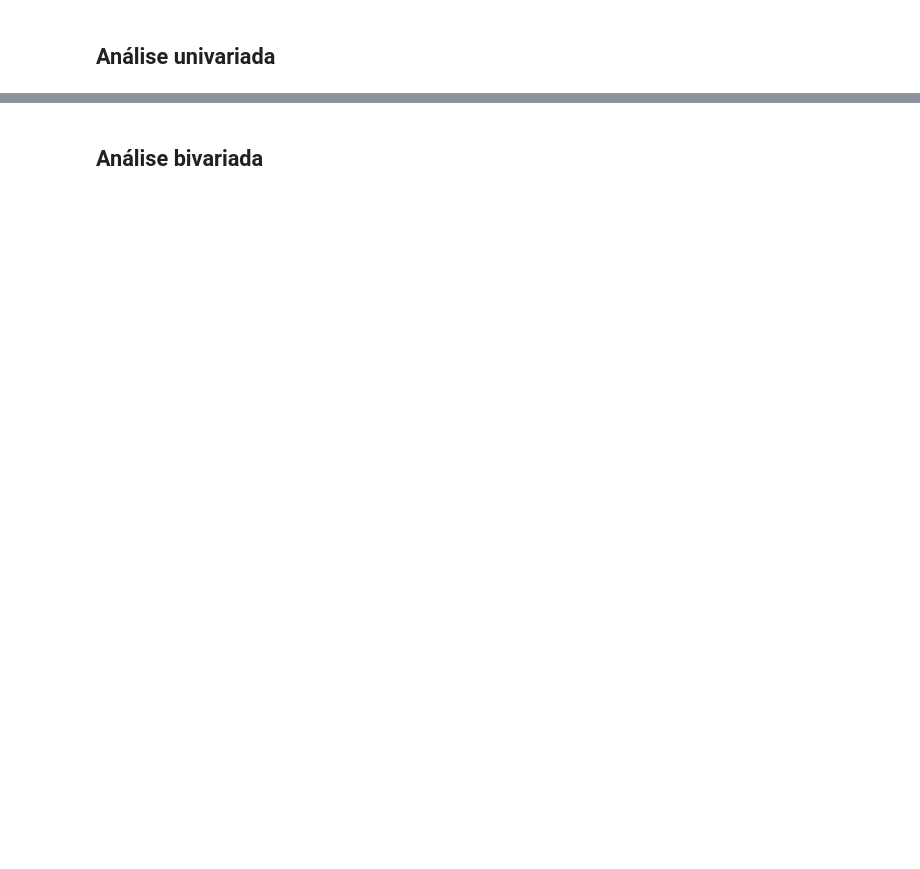
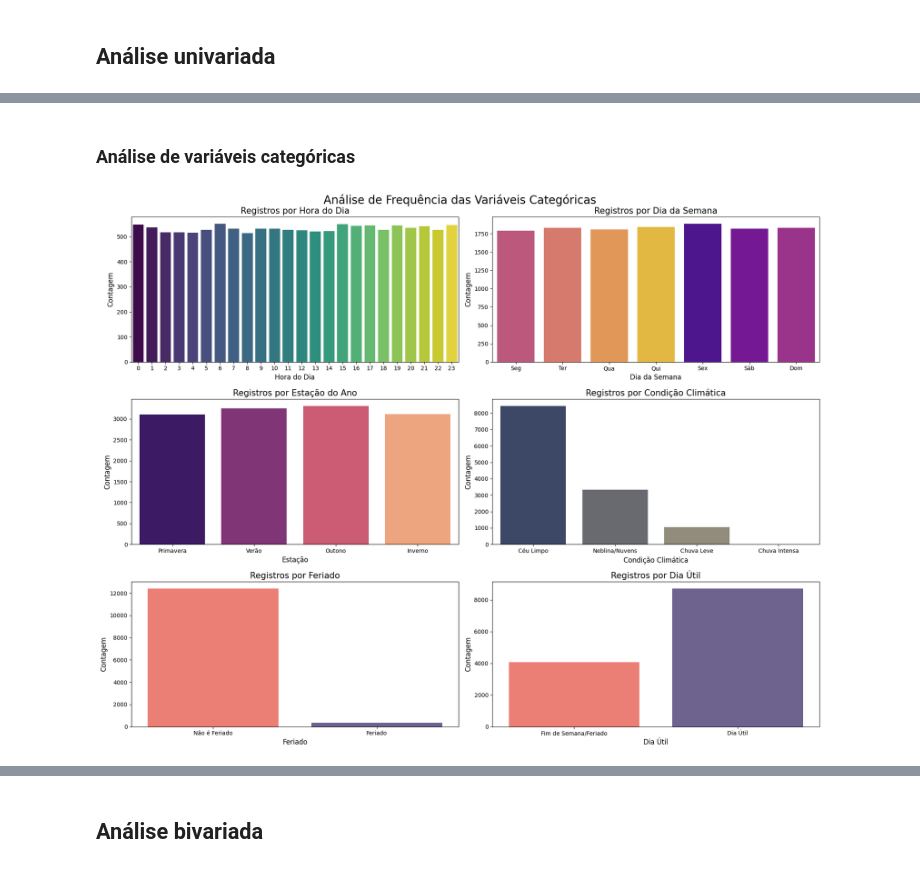
Before and after one commit to kelvinleandro/bike-demand-analysis, a Jupyter notebook: notebooks/01-exploratory-data-analysis.ipynb, the cells around one changed output, grey strips where cells are left out. Saved outputs shown, nothing was run; the diff lists cells and outputs as text; code cells hidden in the pictures; blank space fills up the shorter version.

```diff
--- a/notebooks/01-exploratory-data-analysis.ipynb
+++ b/notebooks/01-exploratory-data-analysis.ipynb
@@ -172,0 +200,46 @@ print(f"\nTamanho do DataFrame após a limpeza: {df.shape[0]} linhas")
+# %% [markdown]
+### Análise de variáveis categóricas
+# %%
+fig, axes = plt.subplots(3, 2, figsize=(18, 14))
+fig.suptitle('Análise de Frequência das Variáveis Categóricas', fontsize=20)
+
+# Ordenando para melhor visualização
+weekday_order = ['Seg', 'Ter', 'Qua', 'Qui', 'Sex', 'Sáb', 'Dom']
+season_order = ['Primavera', 'Verão', 'Outono', 'Inverno']
+
+sns.countplot(ax=axes[0, 0], x='hr', data=df, palette='viridis', hue='hr', legend=False)
+axes[0, 0].set_title('Registros por Hora do Dia', fontsize=15)
+axes[0, 0].set_xlabel('Hora do Dia', fontsize=12)
+
+sns.countplot(ax=axes[0, 1], x='weekday_label', data=df, order=weekday_order, palette='plasma', hue='weekday_label', legend=False)
+axes[0, 1].set_title('Registros por Dia da Semana', fontsize=15)
+axes[0, 1].set_xlabel('Dia da Semana', fontsize=12)
+
+sns.countplot(ax=axes[1, 0], x='season_label', data=df, order=season_order, palette='magma', hue='season_label', legend=False)
+axes[1, 0].set_title('Registros por Estação do Ano', fontsize=15)
+axes[1, 0].set_xlabel('Estação', fontsize=12)
+
+sns.countplot(ax=axes[1, 1], x='weathersit_label', data=df, palette='cividis', hue='weathersit_label', legend=False)
+axes[1, 1].set_title('Registros por Condição Climática', fontsize=15)
+axes[1, 1].set_xlabel('Condição Climática', fontsize=12)
+
+sns.countplot(ax=axes[2, 0], x='holiday', data=df, palette=['#FF6F61', '#6B5B95'], hue='holiday', legend=False)
+axes[2, 0].set_title('Registros por Feriado', fontsize=15)
+axes[2, 0].set_xlabel('Feriado', fontsize=12)
+axes[2, 0].set_xticks([0, 1])
+axes[2, 0].set_xticklabels(['Não é Feriado', 'Feriado'])
+
+sns.countplot(ax=axes[2, 1], x='workingday', data=df, palette=['#FF6F61', '#6B5B95'], hue='workingday', legend=False)
+axes[2, 1].set_title('Registros por Dia Útil', fontsize=15)
+axes[2, 1].set_xlabel('Dia Útil', fontsize=12)
+axes[2, 1].set_xticks([0, 1])
+axes[2, 1].set_xticklabels(['Fim de Semana/Feriado', 'Dia Útil'])
+
+for i in range(3):
+  for j in range(2):
+    axes[i, j].set_ylabel('Contagem', fontsize=12)
+
+plt.tight_layout()
+plt.show()
+# %% [output]
+[figure, added]
```
Also changed, not shown: parts of 19 cells of this notebook, 1 other file.
